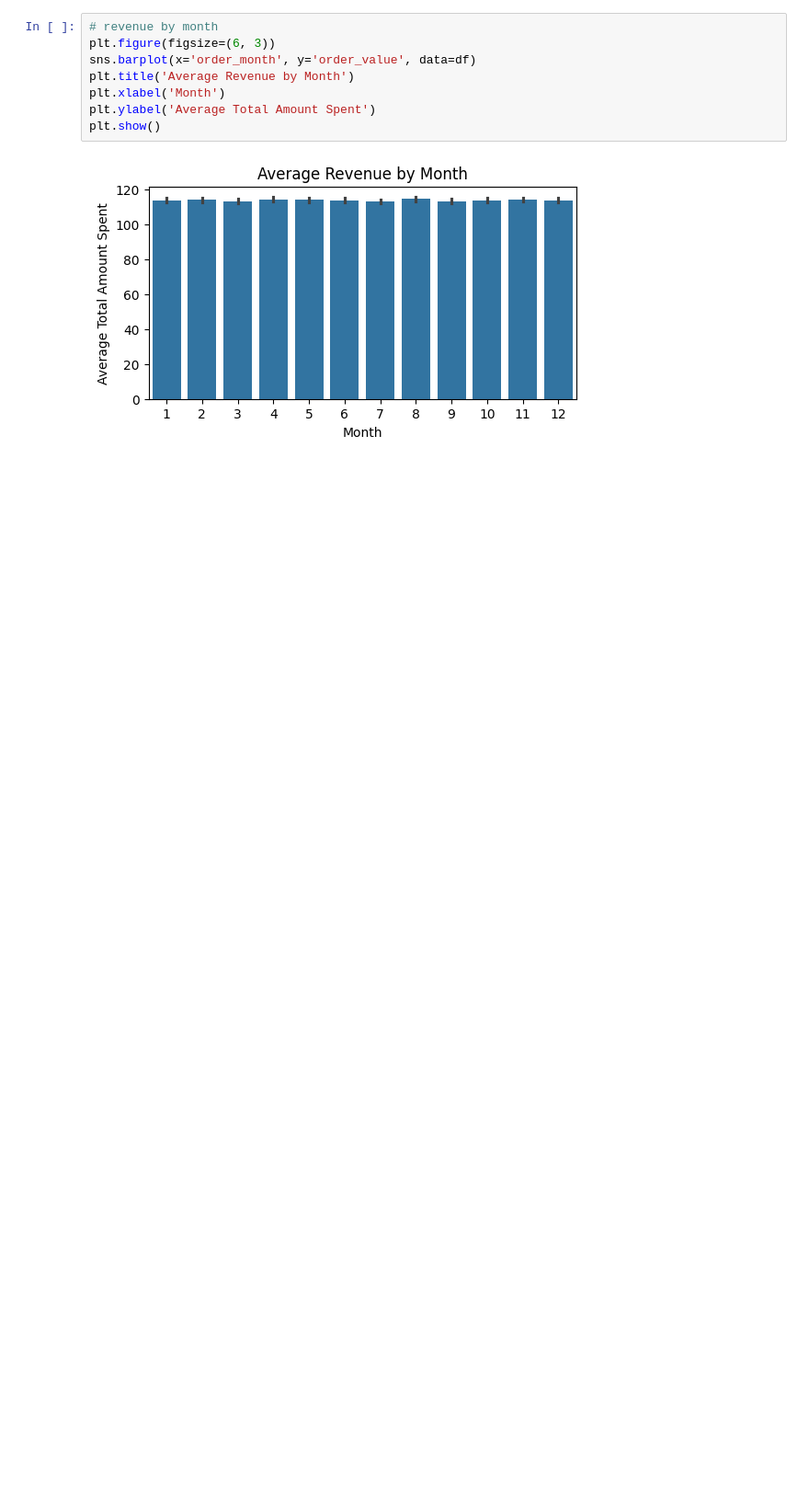
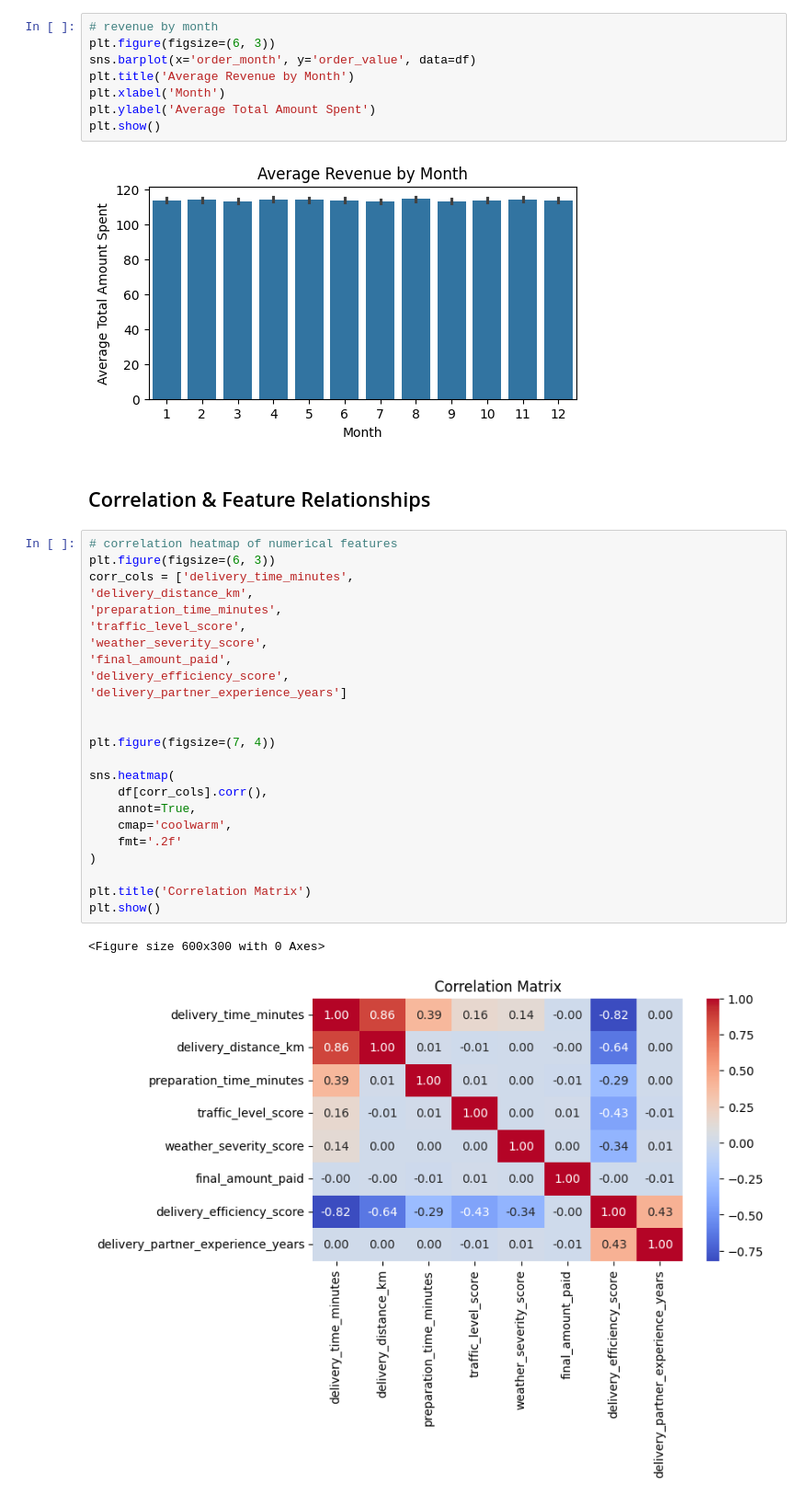
Before and after one commit to soufianboukir/food-delivery-analytics, a Jupyter notebook: notebooks/02_exploratory_data_analysis.ipynb, the cells around one changed output. Shown at 92% size. Cells and saved outputs as stored; diff of their text form; blank space fills up the shorter version.

```diff
--- a/notebooks/02_exploratory_data_analysis.ipynb
+++ b/notebooks/02_exploratory_data_analysis.ipynb
@@ -289,3 +331,32 @@ plt.ylabel('Average Total Amount Spent')
 plt.show()
 # %% [output]
 [figure]
+# %% [markdown]
+## Correlation & Feature Relationships
+# %%
+# correlation heatmap of numerical features
+plt.figure(figsize=(6, 3))
+corr_cols = ['delivery_time_minutes',
+'delivery_distance_km',
+'preparation_time_minutes',
+'traffic_level_score',
+'weather_severity_score',
+'final_amount_paid',
+'delivery_efficiency_score',
+'delivery_partner_experience_years']
+
+
+plt.figure(figsize=(7, 4))
+
+sns.heatmap(
+    df[corr_cols].corr(),
+    annot=True,
+    cmap='coolwarm',
+    fmt='.2f'
+)
+
+plt.title('Correlation Matrix')
+plt.show()
+# %% [output]
+<Figure size 600x300 with 0 Axes>
+[figure, added]
```
Also changed, not shown: parts of 4 cells of this notebook.
